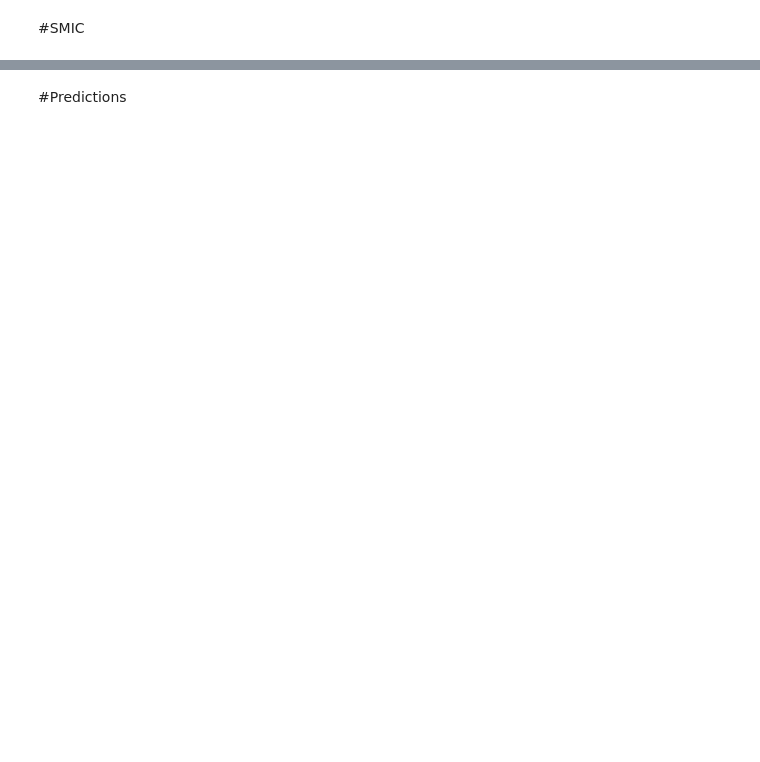
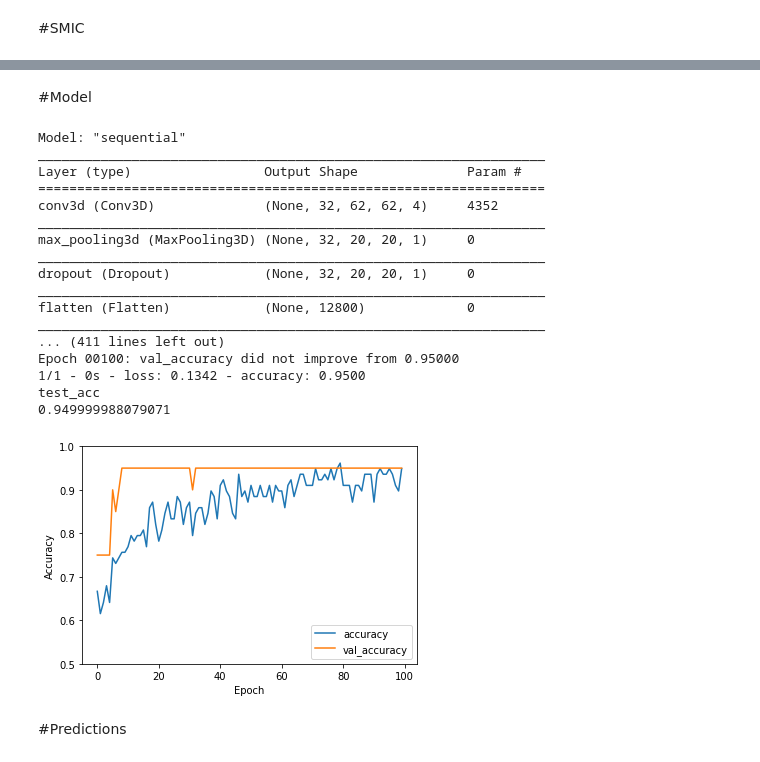
Before and after one commit to natzasu13/microexpresion-recognition, a Jupyter notebook: Microexpression_recognition_tesis_maestria_MicroExpSTCNN.ipynb, the cells around one changed output, grey strips where cells are left out. Cells and saved outputs as stored; diff of their text form; code cells hidden in the pictures; blank space fills up the shorter version.

```diff
--- a/Microexpression_recognition_tesis_maestria_MicroExpSTCNN.ipynb
+++ b/Microexpression_recognition_tesis_maestria_MicroExpSTCNN.ipynb
@@ -227,3 +222,80 @@ Epoch 00100: val_accuracy did not improve from 1.00000
+# %% [markdown]
+#Model
+# %%
+
+# MicroExpSTCNN Model
+model = Sequential()
+model.add(Convolution3D(32, (3, 3, 15), input_shape=(1, image_rows, image_columns, image_depth), activation='relu'))
+model.add(MaxPooling3D(pool_size=(3, 3, 3)))
+model.add(Dropout(0.5))
+model.add(Flatten())
+#model.add(Dense(128, init='normal', activation='relu'))
+model.add(Dense(128, kernel_initializer='normal', activation='relu'))
+model.add(Dropout(0.5))
+#model.add(Dense(3, init='normal'))
+model.add(Dense(3, kernel_initializer='normal'))
+model.add(Activation('softmax'))
+model.compile(loss = 'categorical_crossentropy', optimizer = 'SGD', metrics = ['accuracy'])
+
+model.summary()
+
+filepath=CODE_PATH+"/weights_microexpstcnn/weights-improvement-{epoch:02d}-{val_accuracy:.2f}.hdf5"
+#checkpoint = ModelCheckpoint(filepath, monitor='val_acc', verbose=1, save_best_only=True, mode='max')
+#########filepath=CODE_PATH+"/weights_microexpstcnn/model_weights.h5"
+checkpoint = ModelCheckpoint(filepath, monitor='val_accuracy', verbose=1, save_best_only=True, mode='max')
+callbacks_list = [checkpoint]
+
+# Load pre-trained weights
+#model.load_weights(CODE_PATH+'/weights_microexpstcnn/weights-improvement-40-0.69.hdf5')
+model.load_weights(CODE_PATH+'/weights_microexpstcnn/weights-improvement-01-1.00.hdf5')
+
+# Spliting the dataset into training and validation setsl
+train_images, validation_images, train_labels, validation_labels =  train_test_split(training_set, traininglabels, test_size=0.2, random_state=4)
+
+# Save validation set in a numpy array
+numpy.save(CODE_PATH+'/numpy_validation_dataset/microexpstcnn_val_images.npy', validation_images)
+numpy.save(CODE_PATH+'/numpy_validation_dataset/microexpstcnn_val_labels.npy', validation_labels)
+
+# Load validation set from numpy array
+validation_images = numpy.load(CODE_PATH+'/numpy_validation_dataset/microexpstcnn_val_images.npy')
+validation_labels = numpy.load(CODE_PATH+'/numpy_validation_dataset/microexpstcnn_val_labels.npy')
+
+
+# Training the model
+#hist = model.fit(train_images, train_labels, validation_data = (validation_images, validation_labels), callbacks=callbacks_list, batch_size = 16, nb_epoch = 100, shuffle=True)
+hist = model.fit(train_images, train_labels, validation_data = (validation_images, validation_labels), callbacks=callbacks_list, batch_size = 16, epochs = 100, shuffle=True)
+
+
+plt.plot(hist.history['accuracy'], label='accuracy')
+plt.plot(hist.history['val_accuracy'], label = 'val_accuracy')
+plt.xlabel('Epoch')
+plt.ylabel('Accuracy')
+plt.ylim([0.5, 1])
+plt.legend(loc='lower right')
+
+
+test_loss, test_acc = model.evaluate(validation_images,  validation_labels, verbose=2)
+print("test_acc")
+print(test_acc)
+# %% [output]
+Model: "sequential"
+_________________________________________________________________
+Layer (type)                 Output Shape              Param #
+=================================================================
+conv3d (Conv3D)              (None, 32, 62, 62, 4)     4352
+_________________________________________________________________
+max_pooling3d (MaxPooling3D) (None, 32, 20, 20, 1)     0
+_________________________________________________________________
+dropout (Dropout)            (None, 32, 20, 20, 1)     0
+_________________________________________________________________
+flatten (Flatten)            (None, 12800)             0
+_________________________________________________________________
+... (411 lines left out)
+Epoch 00100: val_accuracy did not improve from 0.95000
+1/1 - 0s - loss: 0.1342 - accuracy: 0.9500
+test_acc
+0.949999988079071
+[figure, added]
 # %% [markdown]
 #Predictions
 # %%
```
Also changed, not shown: parts of 9 cells of this notebook.
